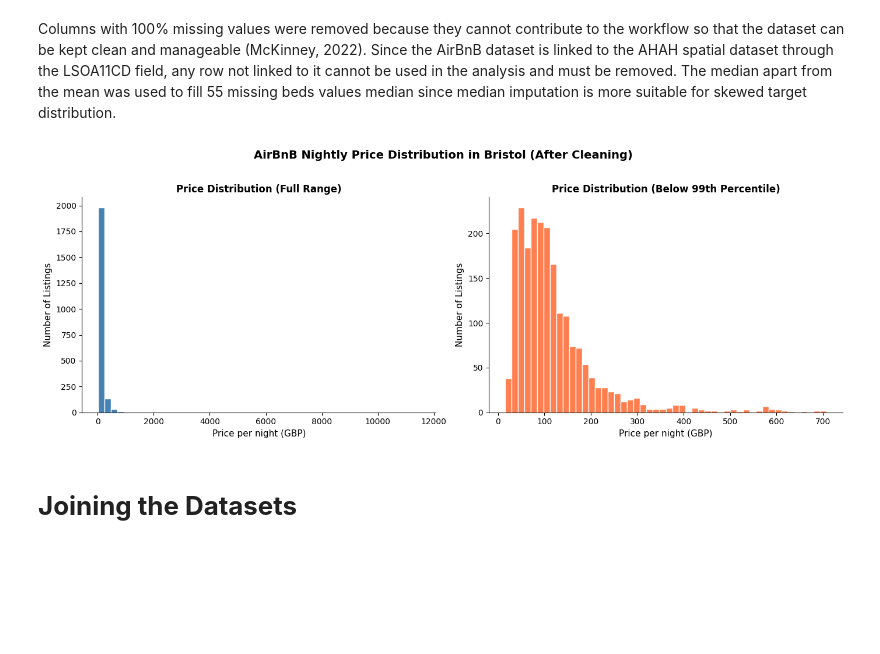
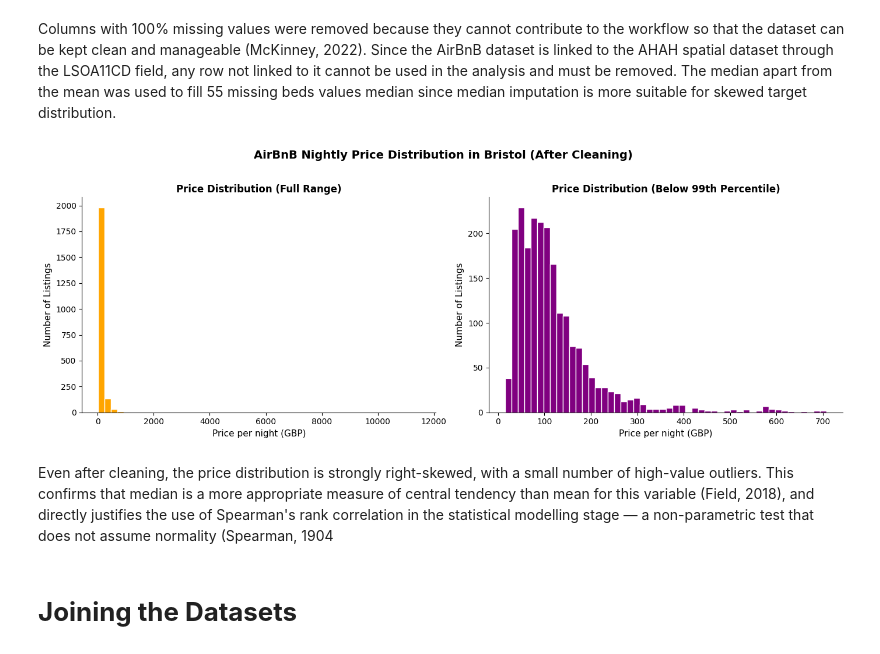
Before and after one commit to deeptanghosh02/GEOG5990M_Deeptanshu-Ghosh, a Jupyter notebook: GEOG5990M_Final_Project_resit.ipynb, the cells around one changed output. Saved outputs shown, nothing was run; the diff lists cells and outputs as text; code cells hidden in the pictures; blank space fills up the shorter version.

```diff
--- a/GEOG5990M_Final_Project_resit.ipynb
+++ b/GEOG5990M_Final_Project_resit.ipynb
@@ -247,30 +245,32 @@ The median apart from the mean was used to fill 55 missing beds values median si
 # %%
 # Visualising the price distribution to confirm skew and justify modelling choices
 fig, axes = plt.subplots(1, 2, figsize=(14, 5))
 
 # Full distribution
-axes[0].hist(airbnb_clean['price'], bins=50, color='steelblue', edgecolor='white')
+axes[0].hist(airbnb_clean['price'], bins=50, color='orange', edgecolor='white')
 axes[0].set_title('Price Distribution (Full Range)', fontsize=12, fontweight='bold')
 axes[0].set_xlabel('Price per night (GBP)', fontsize=11)
 axes[0].set_ylabel('Number of Listings', fontsize=11)
 axes[0].spines['top'].set_visible(False)
 axes[0].spines['right'].set_visible(False)
 
 # Trimmed view for removing the top 1% outliers for readability
 price_trimmed = airbnb_clean[airbnb_clean['price'] < airbnb_clean['price'].quantile(0.99)]
-axes[1].hist(price_trimmed['price'], bins=50, color='coral', edgecolor='white')
+axes[1].hist(price_trimmed['price'], bins=50, color='purple', edgecolor='white')
 axes[1].set_title('Price Distribution (Below 99th Percentile)', fontsize=12, fontweight='bold')
 axes[1].set_xlabel('Price per night (GBP)', fontsize=11)
 axes[1].set_ylabel('Number of Listings', fontsize=11)
 axes[1].spines['top'].set_visible(False)
 axes[1].spines['right'].set_visible(False)
 
 plt.suptitle('AirBnB Nightly Price Distribution in Bristol (After Cleaning)',
              fontsize=14, fontweight='bold', y=1.02)
 plt.tight_layout()
 plt.show()
 # %% [output]
-[figure, old version]
+[figure, new version]
+# %% [markdown]
+Even after cleaning, the price distribution is strongly right-skewed, with a small number of high-value outliers. This confirms that median is a more appropriate measure of central tendency than mean for this variable (Field, 2018), and directly justifies the use of Spearman's rank correlation in the statistical modelling stage — a non-parametric test that does not assume normality (Spearman, 1904
 # %% [markdown]
 # **Joining the Datasets**
 # %%
```
Also changed, not shown: parts of 1 cell of this notebook.
